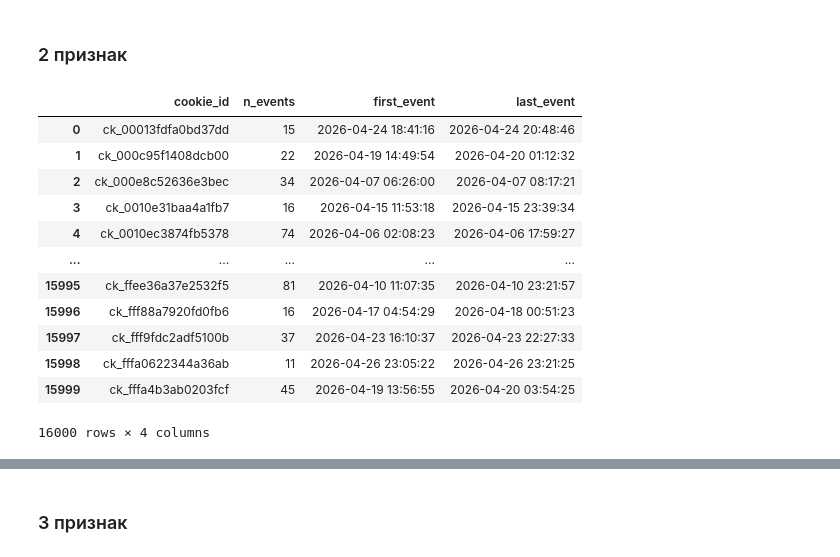
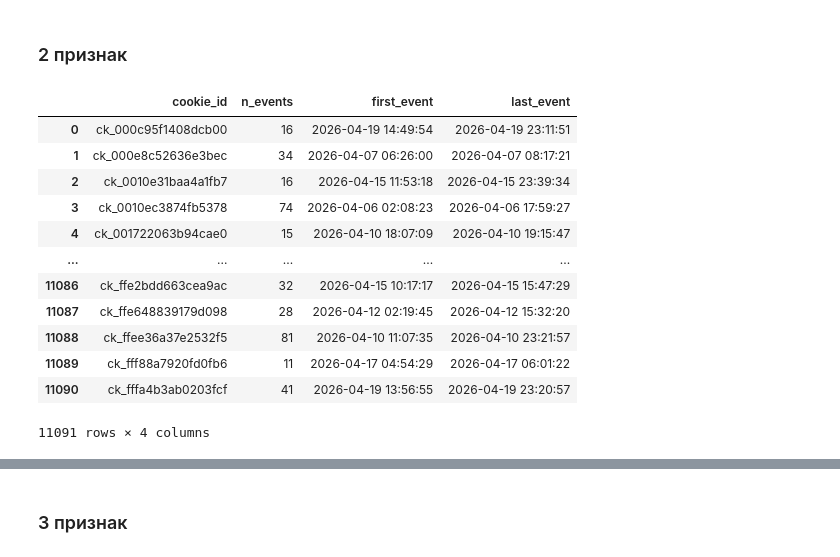
Before and after one commit to Awesomnaty/Avito_Bootcamp_ML, a Jupyter notebook: main.ipynb, the cells around one changed output, grey strips where cells are left out. Cells and saved outputs as stored; diff of their text form; code cells hidden in the pictures.

```diff
--- a/main.ipynb
+++ b/main.ipynb
@@ -233,22 +233,22 @@ def features_merge(features, df):
 # %% [markdown]
 ### 2 признак
 # %%
-events.groupby("cookie_id").agg(
-        n_events=("event_ts", "size"),
-        first_event=("event_ts", "min"),
-        last_event=("event_ts", "max")).reset_index()
+ev_tr.groupby('cookie_id').agg(
+        n_events=('event_ts', 'size'),
+        first_event=('event_ts', 'min'),
+        last_event=('event_ts', 'max')).reset_index()
 # %% [output]
 |  | cookie_id | n_events | first_event | last_event |
-| 0 | ck_00013fdfa0bd37dd | 15 | 2026-04-24 18:41:16 | 2026-04-24 20:48:46 |
-| 1 | ck_000c95f1408dcb00 | 22 | 2026-04-19 14:49:54 | 2026-04-20 01:12:32 |
-| 2 | ck_000e8c52636e3bec | 34 | 2026-04-07 06:26:00 | 2026-04-07 08:17:21 |
-| 3 | ck_0010e31baa4a1fb7 | 16 | 2026-04-15 11:53:18 | 2026-04-15 23:39:34 |
-| 4 | ck_0010ec3874fb5378 | 74 | 2026-04-06 02:08:23 | 2026-04-06 17:59:27 |
+| 0 | ck_000c95f1408dcb00 | 16 | 2026-04-19 14:49:54 | 2026-04-19 23:11:51 |
+| 1 | ck_000e8c52636e3bec | 34 | 2026-04-07 06:26:00 | 2026-04-07 08:17:21 |
+| 2 | ck_0010e31baa4a1fb7 | 16 | 2026-04-15 11:53:18 | 2026-04-15 23:39:34 |
+| 3 | ck_0010ec3874fb5378 | 74 | 2026-04-06 02:08:23 | 2026-04-06 17:59:27 |
+| 4 | ck_001722063b94cae0 | 15 | 2026-04-10 18:07:09 | 2026-04-10 19:15:47 |
 | ... | ... | ... | ... | ... |
-| 15995 | ck_ffee36a37e2532f5 | 81 | 2026-04-10 11:07:35 | 2026-04-10 23:21:57 |
-| 15996 | ck_fff88a7920fd0fb6 | 16 | 2026-04-17 04:54:29 | 2026-04-18 00:51:23 |
-| 15997 | ck_fff9fdc2adf5100b | 37 | 2026-04-23 16:10:37 | 2026-04-23 22:27:33 |
-| 15998 | ck_fffa0622344a36ab | 11 | 2026-04-26 23:05:22 | 2026-04-26 23:21:25 |
-| 15999 | ck_fffa4b3ab0203fcf | 45 | 2026-04-19 13:56:55 | 2026-04-20 03:54:25 |
+| 11086 | ck_ffe2bdd663cea9ac | 32 | 2026-04-15 10:17:17 | 2026-04-15 15:47:29 |
+| 11087 | ck_ffe648839179d098 | 28 | 2026-04-12 02:19:45 | 2026-04-12 15:32:20 |
+| 11088 | ck_ffee36a37e2532f5 | 81 | 2026-04-10 11:07:35 | 2026-04-10 23:21:57 |
+| 11089 | ck_fff88a7920fd0fb6 | 11 | 2026-04-17 04:54:29 | 2026-04-17 06:01:22 |
+| 11090 | ck_fffa4b3ab0203fcf | 41 | 2026-04-19 13:56:55 | 2026-04-19 23:20:57 |
-16000 rows × 4 columns
+11091 rows × 4 columns
 # %%
```
Also changed, not shown: parts of 18 cells of this notebook.
